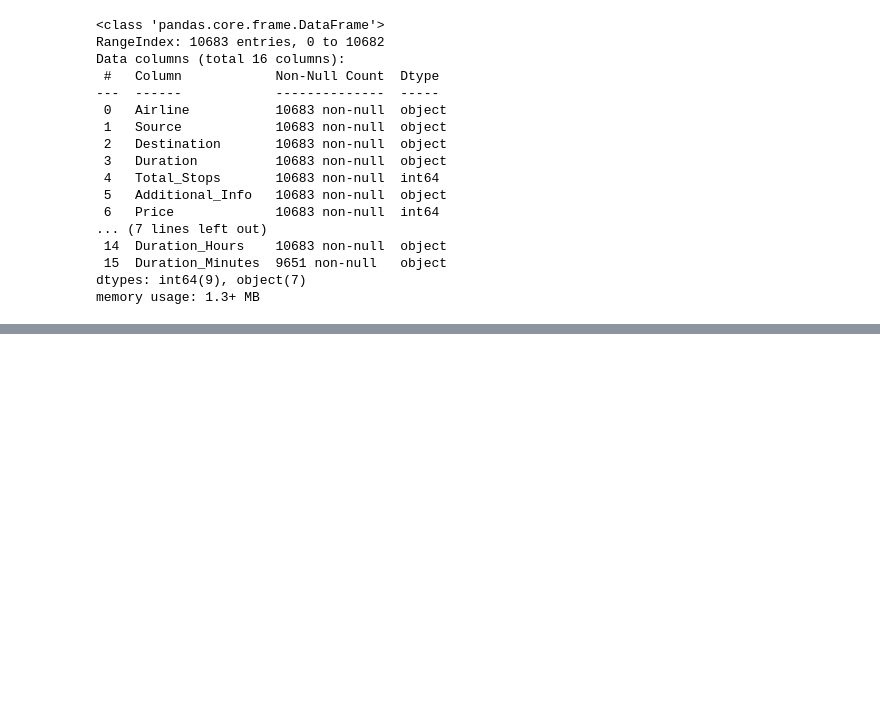
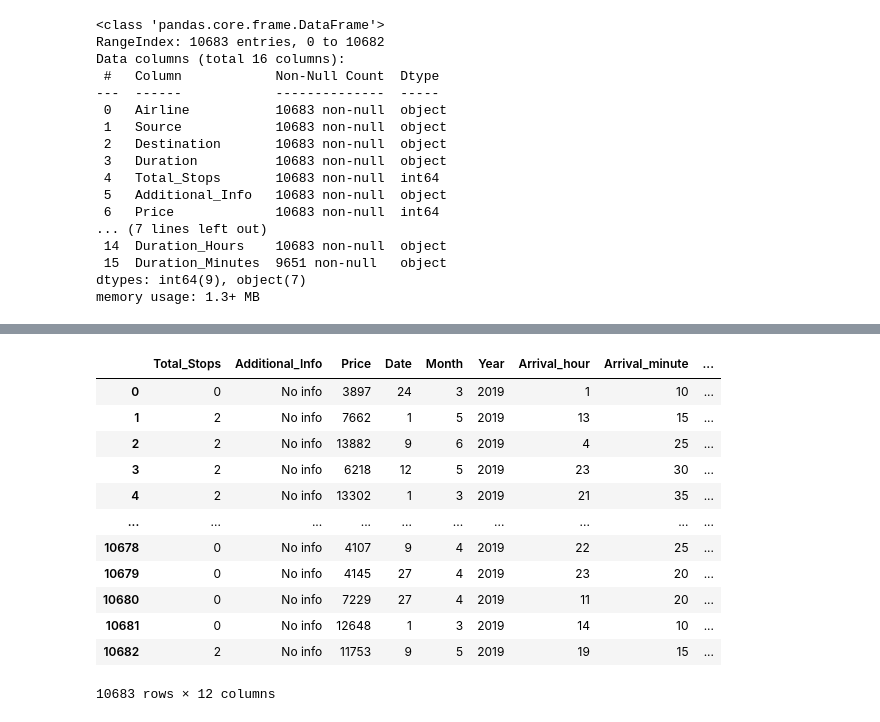
Before and after one commit to neelakandanoj/Full-Stack-Data-Science, a Jupyter notebook: 16-Exploratory Data Analysis/Flight.ipynb, the cells around one changed output, grey strips where cells are left out. Drawn from its saved outputs; the diff is of its cells as text; code cells hidden in the pictures; blank space fills up the shorter version.

```diff
--- a/16-Exploratory Data Analysis/Flight.ipynb
+++ b/16-Exploratory Data Analysis/Flight.ipynb
@@ -306,5 +322,5 @@ Data columns (total 16 columns):
 dtypes: int64(9), object(7)
 memory usage: 1.3+ MB
 # %%
-df['Duration_Hours']=df['Duration_Hours'].astype(int)
-df['Duration_Minutes']=df['Duration_Minutes'].astype(int)
+# df['Duration_Hours']=df['Duration_Hours'].astype(int)
+# df['Duration_Minutes']=df['Duration_Minutes'].astype(int)
@@ -313,5 +327,5 @@ ValueError: invalid literal for int() with base 10: '5m'
 # %%
-# df['Duration_Minutes']=df['Duration_Minutes'].map({np.nan:0})
+df['Duration_Minutes'] = df['Duration_Minutes'].fillna(0)
 # %%
 df
 # %% [output]
@@ -330,0 +365,2 @@ df
+# %%
+df['Duration_Hours'] = df['Duration_Hours'].str.extract('(\d+)').astype(int)
@@ -330,0 +436,18 @@ df
+# %%
+df.drop(columns=['Airline','Source','Destination','Duration'],axis=1,inplace=True)
+# %%
+df
+# %% [output]
+|  | Total_Stops | Additional_Info | Price | Date | Month | Year | Arrival_hour | Arrival_minute | ... |
+| 0 | 0 | No info | 3897 | 24 | 3 | 2019 | 1 | 10 | ... |
+| 1 | 2 | No info | 7662 | 1 | 5 | 2019 | 13 | 15 | ... |
+| 2 | 2 | No info | 13882 | 9 | 6 | 2019 | 4 | 25 | ... |
+| 3 | 2 | No info | 6218 | 12 | 5 | 2019 | 23 | 30 | ... |
+| 4 | 2 | No info | 13302 | 1 | 3 | 2019 | 21 | 35 | ... |
+| ... | ... | ... | ... | ... | ... | ... | ... | ... | ... |
+| 10678 | 0 | No info | 4107 | 9 | 4 | 2019 | 22 | 25 | ... |
+| 10679 | 0 | No info | 4145 | 27 | 4 | 2019 | 23 | 20 | ... |
+| 10680 | 0 | No info | 7229 | 27 | 4 | 2019 | 11 | 20 | ... |
+| 10681 | 0 | No info | 12648 | 1 | 3 | 2019 | 14 | 10 | ... |
+| 10682 | 2 | No info | 11753 | 9 | 5 | 2019 | 19 | 15 | ... |
+10683 rows × 12 columns
```
Also changed, not shown: parts of 13 cells of this notebook, 2 other files.
